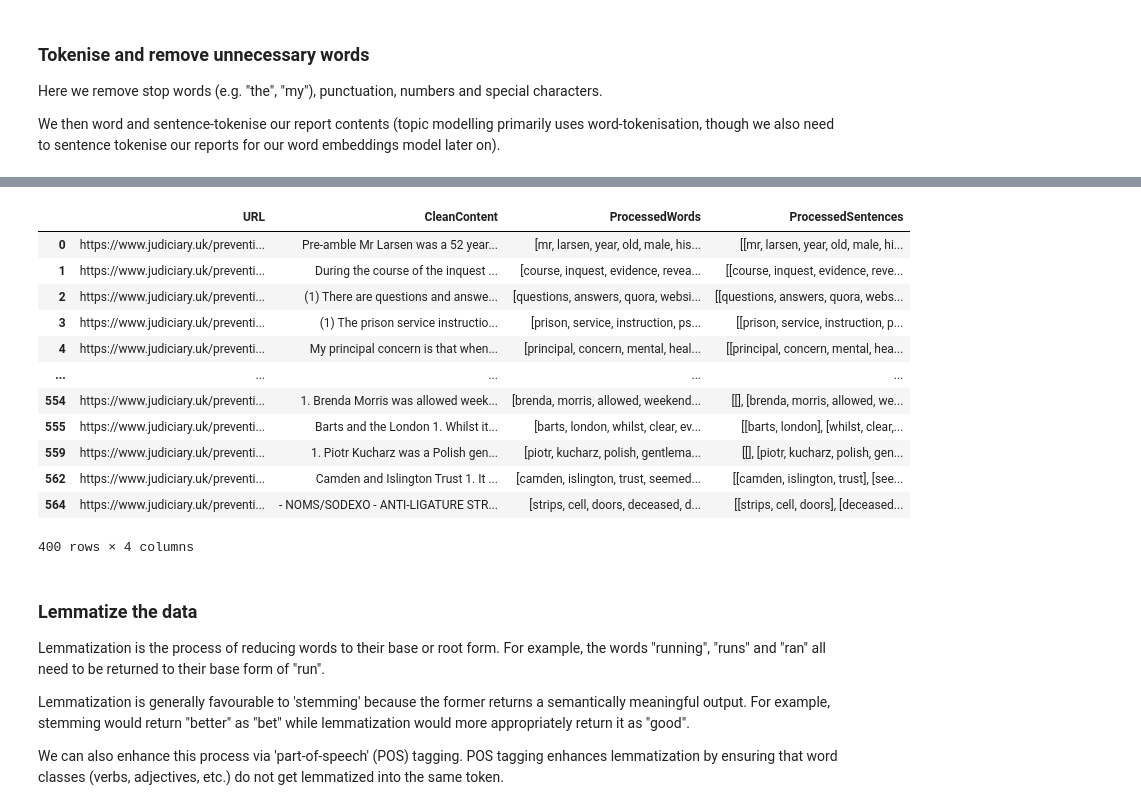
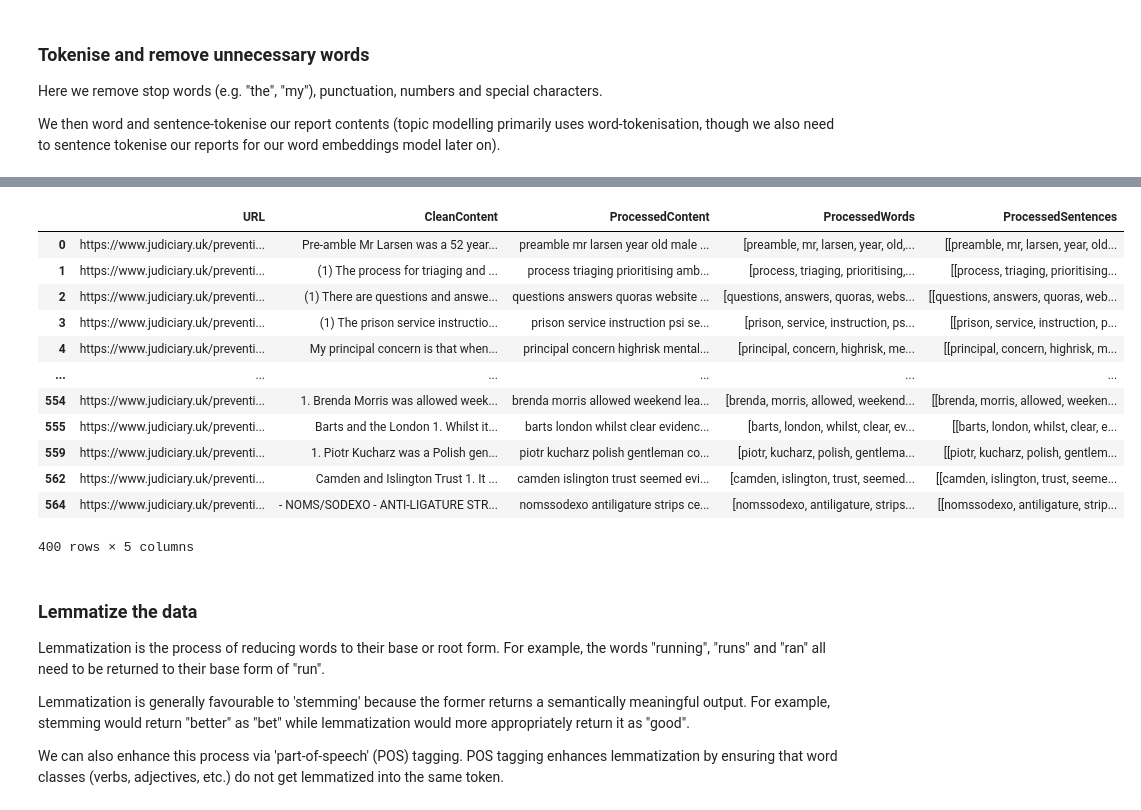
Before and after one commit to Samuel-Osian-Andrews/PFD_NLP, a Jupyter notebook: Scripts/preprocess.ipynb, the cells around one changed output, grey strips where cells are left out. Saved outputs shown, nothing was run; the diff lists cells and outputs as text; code cells hidden in the pictures.

Commit message:
Preprocessing outputs in different styles for downstream task flexibility

```diff
--- a/Scripts/preprocess.ipynb
+++ b/Scripts/preprocess.ipynb
@@ -242,4 +239,5 @@ data.to_csv('../Data/cleaned.csv', index = False)
 ## 2. NLP pre-processing
 # %%
 # Remove unnecessary fields
-data = data[['URL', 'CleanContent']]
+clean_data = data[['URL', 'CleanContent']]
+clean_data
@@ -252,35 +264,47 @@ We then word and sentence-tokenise our report contents (topic modelling primaril
 # %%
 import nltk
 from nltk.tokenize import word_tokenize, sent_tokenize
-from nltk.corpus import stopwords, wordnet
+from nltk.corpus import stopwords
 
 # Download NLTK data
 nltk.download('punkt')
 nltk.download('stopwords')
-nltk.download('averaged_perceptron_tagger')
-nltk.download('wordnet')
 
 # Define stop words
 stop_words = set(stopwords.words('english'))
 
-# Define a function for pre-processing words
-def preprocess_words(words):
+# Define a function for pre-processing text
+def preprocess_text(text):
+    # Convert to lowercase and remove special characters and numbers
+    return ''.join(char.lower() for char in text if char.isalpha() or char.isspace())
+
+# Define a function for pre-processing and tokenizing text
+def preprocess_and_tokenize(text):
+    # Tokenize the text into words
+    words = word_tokenize(text)
     # Remove punctuation, special characters, and numbers, and convert to lowercase
     words = [word.lower() for word in words if word.isalpha()]
     # Remove stopwords
-    words = [word for word in words if word not in stop_words]
-    return words
+    return [word for word in words if word not in stop_words]
+
+# Define a function to remove stop words from a string
+def remove_stopwords(text):
+    words = text.split()
+    return ' '.join(word for word in words if word not in stop_words)
+
+# Apply text preprocessing to the content
+clean_data['ProcessedContent'] = clean_data['CleanContent'].apply(preprocess_text)
+
+# Remove stop words from the preprocessed content
+clean_data['ProcessedContent'] = clean_data['ProcessedContent'].apply(remove_stopwords)
 
 # Apply word tokenization and pre-processing to the content
-data['ProcessedWords'] = data['CleanContent'].apply(lambda x: preprocess_words(word_tokenize(x)))
+clean_data['ProcessedWords'] = clean_data['ProcessedContent'].apply(preprocess_and_tokenize)
 
-# Sentence-tokenize the content
-data['ProcessedSentences'] = data['CleanContent'].apply(sent_tokenize)
+# Sentence-tokenize the content and apply word tokenization and pre-processing to each sentence
+clean_data['ProcessedSentences'] = clean_data['ProcessedContent'].apply(lambda x: [preprocess_and_tokenize(sent) for sent in sent_tokenize(x)])
 
-# Apply word tokenization and pre-processing to each sentence
-data['ProcessedSentences'] = data['ProcessedSentences'].apply(lambda sentences: [preprocess_words(word_tokenize(sentence)) for sentence in sentences])
-
-data
+clean_data
 # %% [output]
 [nltk_data] Downloading package punkt to /home/sam/nltk_data...
 [nltk_data]   Package punkt is already up-to-date!
@@ -300,16 +323,16 @@ See the caveats in the documentation: https://pandas.pydata.org/pandas-docs/stab
-|  | URL | CleanContent | ProcessedWords | ProcessedSentences |
-| 0 | https://www.judiciary.uk/preventi... | Pre-amble Mr Larsen was a 52 year... | [mr, larsen, year, old, male, his... | [[mr, larsen, year, old, male, hi... |
-| 1 | https://www.judiciary.uk/preventi... | During the course of the inquest ... | [course, inquest, evidence, revea... | [[course, inquest, evidence, reve... |
-| 2 | https://www.judiciary.uk/preventi... | (1) There are questions and answe... | [questions, answers, quora, websi... | [[questions, answers, quora, webs... |
-| 3 | https://www.judiciary.uk/preventi... | (1) The prison service instructio... | [prison, service, instruction, ps... | [[prison, service, instruction, p... |
-| 4 | https://www.judiciary.uk/preventi... | My principal concern is that when... | [principal, concern, mental, heal... | [[principal, concern, mental, hea... |
-| ... | ... | ... | ... | ... |
-| 554 | https://www.judiciary.uk/preventi... | 1. Brenda Morris was allowed week... | [brenda, morris, allowed, weekend... | [[], [brenda, morris, allowed, we... |
-| 555 | https://www.judiciary.uk/preventi... | Barts and the London 1. Whilst it... | [barts, london, whilst, clear, ev... | [[barts, london], [whilst, clear,... |
-| 559 | https://www.judiciary.uk/preventi... | 1. Piotr Kucharz was a Polish gen... | [piotr, kucharz, polish, gentlema... | [[], [piotr, kucharz, polish, gen... |
-| 562 | https://www.judiciary.uk/preventi... | Camden and Islington Trust 1. It ... | [camden, islington, trust, seemed... | [[camden, islington, trust], [see... |
-| 564 | https://www.judiciary.uk/preventi... | - NOMS/SODEXO - ANTI-LIGATURE STR... | [strips, cell, doors, deceased, d... | [[strips, cell, doors], [deceased... |
+|  | URL | CleanContent | ProcessedContent | ProcessedWords | ProcessedSentences |
+| 0 | https://www.judiciary.uk/preventi... | Pre-amble Mr Larsen was a 52 year... | preamble mr larsen year old male ... | [preamble, mr, larsen, year, old,... | [[preamble, mr, larsen, year, old... |
+| 1 | https://www.judiciary.uk/preventi... | (1) The process for triaging and ... | process triaging prioritising amb... | [process, triaging, prioritising,... | [[process, triaging, prioritising... |
+| 2 | https://www.judiciary.uk/preventi... | (1) There are questions and answe... | questions answers quoras website ... | [questions, answers, quoras, webs... | [[questions, answers, quoras, web... |
+| 3 | https://www.judiciary.uk/preventi... | (1) The prison service instructio... | prison service instruction psi se... | [prison, service, instruction, ps... | [[prison, service, instruction, p... |
+| 4 | https://www.judiciary.uk/preventi... | My principal concern is that when... | principal concern highrisk mental... | [principal, concern, highrisk, me... | [[principal, concern, highrisk, m... |
+| ... | ... | ... | ... | ... | ... |
+| 554 | https://www.judiciary.uk/preventi... | 1. Brenda Morris was allowed week... | brenda morris allowed weekend lea... | [brenda, morris, allowed, weekend... | [[brenda, morris, allowed, weeken... |
+| 555 | https://www.judiciary.uk/preventi... | Barts and the London 1. Whilst it... | barts london whilst clear evidenc... | [barts, london, whilst, clear, ev... | [[barts, london, whilst, clear, e... |
+| 559 | https://www.judiciary.uk/preventi... | 1. Piotr Kucharz was a Polish gen... | piotr kucharz polish gentleman co... | [piotr, kucharz, polish, gentlema... | [[piotr, kucharz, polish, gentlem... |
+| 562 | https://www.judiciary.uk/preventi... | Camden and Islington Trust 1. It ... | camden islington trust seemed evi... | [camden, islington, trust, seemed... | [[camden, islington, trust, seeme... |
+| 564 | https://www.judiciary.uk/preventi... | - NOMS/SODEXO - ANTI-LIGATURE STR... | nomssodexo antiligature strips ce... | [nomssodexo, antiligature, strips... | [[nomssodexo, antiligature, strip... |
-400 rows × 4 columns
+400 rows × 5 columns
 # %% [markdown]
 ### Lemmatize the data
 
```
Also changed, not shown: parts of 9 cells of this notebook, 2 other files.
